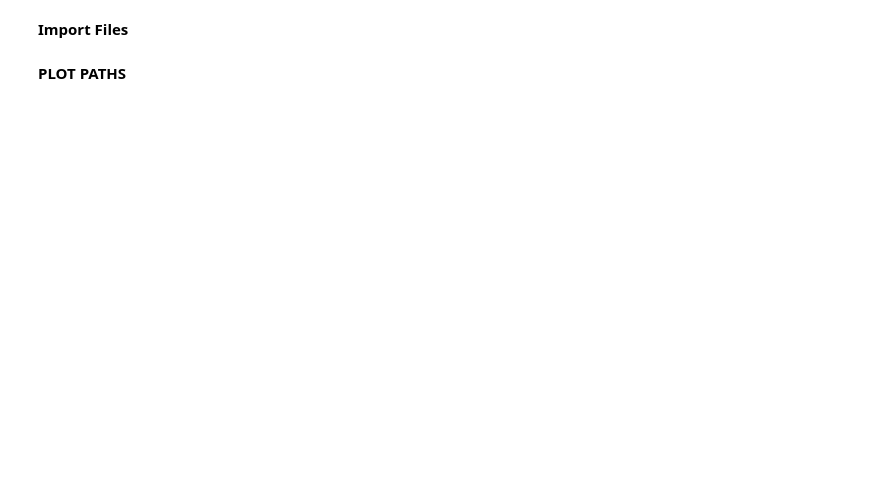
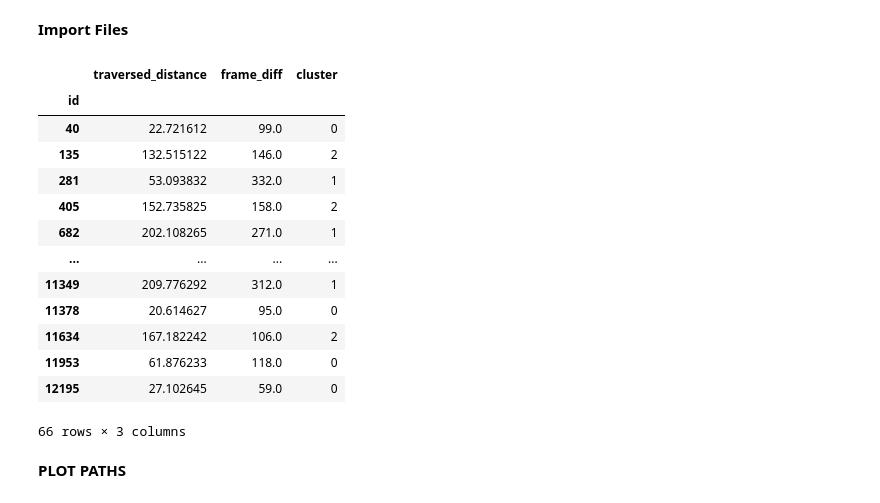
Before and after one commit to axpogroup/AXH-SonarFish, a Jupyter notebook: analysis/1_productionalization/classification_prototyping/more_classification_prototyping.ipynb, the cells around one changed output. Cells and saved outputs as stored; diff of their text form; code cells hidden in the pictures; blank space fills up the shorter version.

```diff
--- a/analysis/1_productionalization/classification_prototyping/more_classification_prototyping.ipynb
+++ b/analysis/1_productionalization/classification_prototyping/more_classification_prototyping.ipynb
@@ -20,3 +19,5 @@ value_counts_model = pd.DataFrame(model_detections.id.value_counts()).reset_inde
 value_counts_truth =  pd.DataFrame(ground_truth.id.value_counts()).reset_index().rename(columns={"index": "id", "id": "occurences"})
 # %%
 model_detections.to_csv("wat.csv", index=False)
+value_counts_model = value_counts_model[value_counts_model.occurences >= 60]
+model_detections = model_detections[model_detections['id'].isin(value_counts_model['id'])]
@@ -23,2 +43,41 @@ model_detections.to_csv("wat.csv", index=False)
+# %%
+from sklearn.cluster import KMeans
+
+def cluster_features(feature_df, features, clustering_method, n_clusters):
+    # Select the specified features from the feature_df
+    selected_features = feature_df[features]
+
+    # Perform clustering using the specified method and number of clusters
+    clustering = clustering_method(n_clusters=n_clusters)
+    labels = clustering.fit_predict(selected_features)
+
+    # Add the cluster labels to the feature_df
+    feature_df['cluster'] = labels
+
+    return feature_df
+
+features = ['traversed_distance', 'frame_diff']
+clustering_method = KMeans
+n_clusters = 3
+
+clustered_features = cluster_features(feature_df, features, clustering_method, n_clusters)
+model_detections = pd.merge(model_detections, clustered_features.reset_index()[['id', 'cluster']], on='id')
+
+clustered_features
+# %% [output]
+|  | traversed_distance | frame_diff | cluster |
+| id |  |  |  |
+| 40 | 22.721612 | 99.0 | 0 |
+| 135 | 132.515122 | 146.0 | 2 |
+| 281 | 53.093832 | 332.0 | 1 |
+| 405 | 152.735825 | 158.0 | 2 |
+| 682 | 202.108265 | 271.0 | 1 |
+| ... | ... | ... | ... |
+| 11349 | 209.776292 | 312.0 | 1 |
+| 11378 | 20.614627 | 95.0 | 0 |
+| 11634 | 167.182242 | 106.0 | 2 |
+| 11953 | 61.876233 | 118.0 | 0 |
+| 12195 | 27.102645 | 59.0 | 0 |
+66 rows × 3 columns
 # %% [markdown]
 **PLOT PATHS**
```
Also changed, not shown: parts of 11 cells of this notebook, 5 other files.
